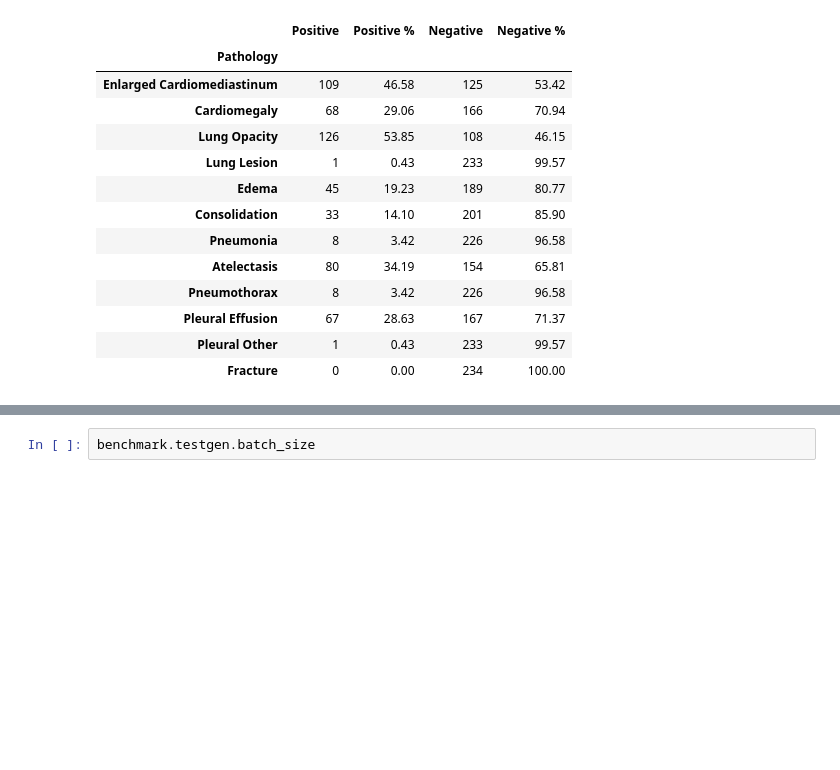
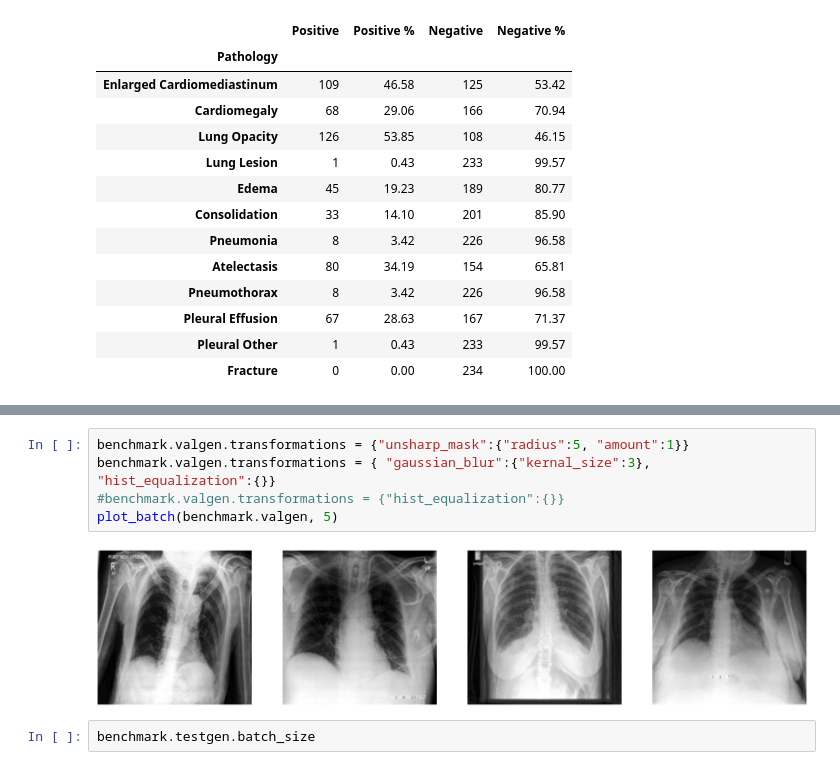
Before and after one commit to TobiasSchmidtDE/DeepL-MedicalImaging, a Jupyter notebook: src/datasets/distribution_generator.ipynb, the cells around one changed output, grey strips where cells are left out. Drawn from its saved outputs; the diff is of its cells as text; blank space fills up the shorter version.

```diff
--- a/src/datasets/distribution_generator.ipynb
+++ b/src/datasets/distribution_generator.ipynb
@@ -276,3 +282,10 @@ plot_batch(benchmark.valgen, 3)
+# %%
+benchmark.valgen.transformations = {"unsharp_mask":{"radius":5, "amount":1}}
+benchmark.valgen.transformations = { "gaussian_blur":{"kernal_size":3}, "hist_equalization":{}}
+#benchmark.valgen.transformations = {"hist_equalization":{}}
+plot_batch(benchmark.valgen, 5)
+# %% [output]
+[figure, added]
 # %%
 benchmark.testgen.batch_size
 # %% [output]
```
Also changed, not shown: parts of 8 cells of this notebook, 12 other files.
